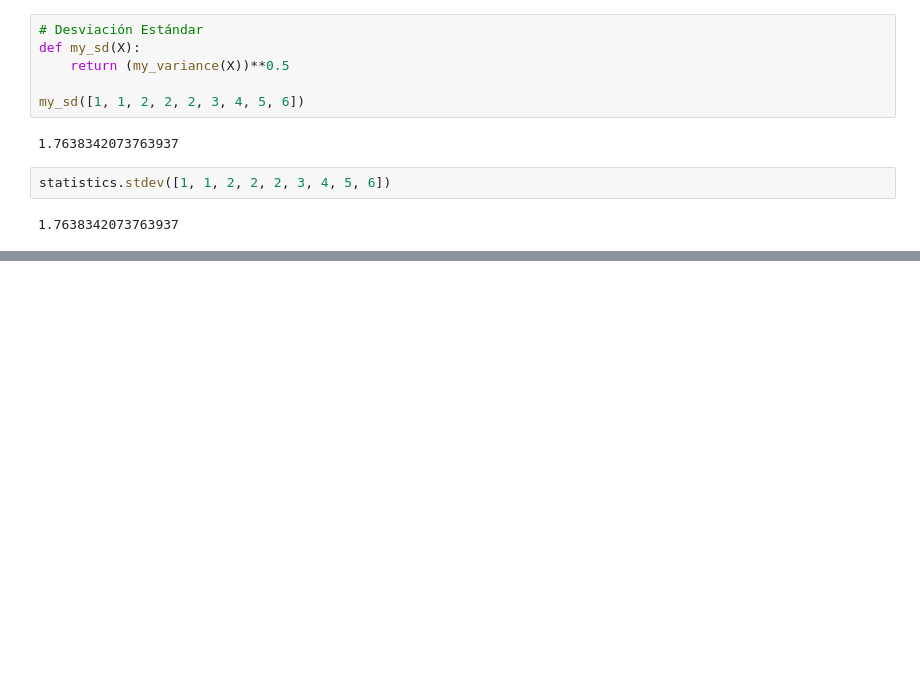
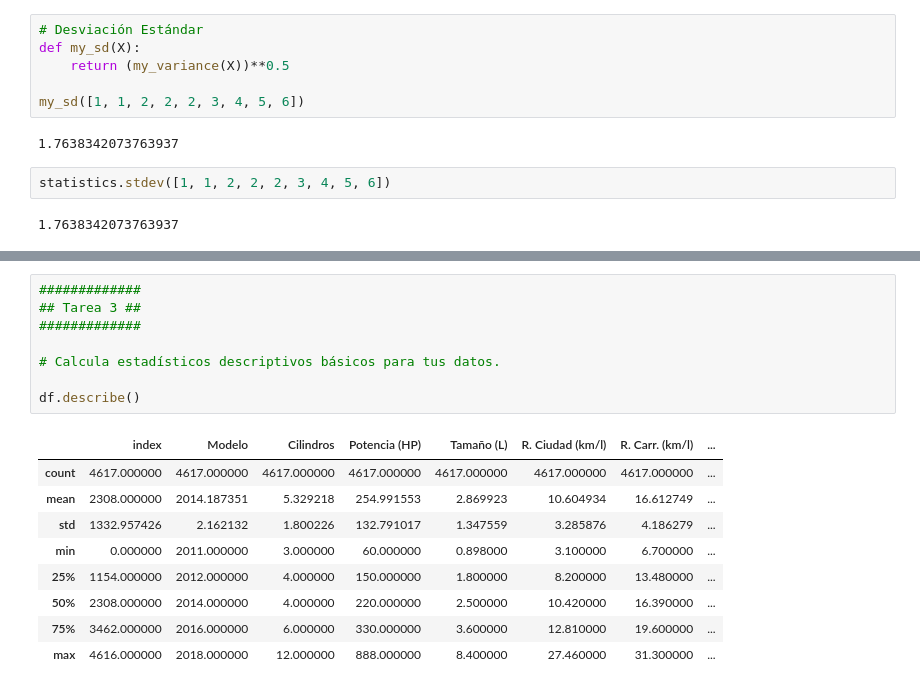
Before and after one commit to luisfelipe100/Aprendizaje_Automatico, a Jupyter notebook: Tareas/Tarea3.ipynb, the cells around one changed output, grey strips where cells are left out. Drawn from its saved outputs; the diff is of its cells as text; blank space fills up the shorter version.

Commit message:
Tarea 3

```diff
--- a/Tareas/Tarea3.ipynb
+++ b/Tareas/Tarea3.ipynb
@@ -92,0 +139,18 @@ statistics.stdev([1, 1, 2, 2, 2, 3, 4, 5, 6])
+# %%
+#############
+## Tarea 3 ##
+#############
+
+# Calcula estadísticos descriptivos básicos para tus datos.
+
+df.describe()
+# %% [output]
+|  | index | Modelo | Cilindros | Potencia (HP) | Tamaño (L) | R. Ciudad (km/l) | R. Carr. (km/l) | ... |
+| count | 4617.000000 | 4617.000000 | 4617.000000 | 4617.000000 | 4617.000000 | 4617.000000 | 4617.000000 | ... |
+| mean | 2308.000000 | 2014.187351 | 5.329218 | 254.991553 | 2.869923 | 10.604934 | 16.612749 | ... |
+| std | 1332.957426 | 2.162132 | 1.800226 | 132.791017 | 1.347559 | 3.285876 | 4.186279 | ... |
+| min | 0.000000 | 2011.000000 | 3.000000 | 60.000000 | 0.898000 | 3.100000 | 6.700000 | ... |
+| 25% | 1154.000000 | 2012.000000 | 4.000000 | 150.000000 | 1.800000 | 8.200000 | 13.480000 | ... |
+| 50% | 2308.000000 | 2014.000000 | 4.000000 | 220.000000 | 2.500000 | 10.420000 | 16.390000 | ... |
+| 75% | 3462.000000 | 2016.000000 | 6.000000 | 330.000000 | 3.600000 | 12.810000 | 19.600000 | ... |
+| max | 4616.000000 | 2018.000000 | 12.000000 | 888.000000 | 8.400000 | 27.460000 | 31.300000 | ... |
```
Also changed, not shown: parts of 6 cells of this notebook, 2 other files.
